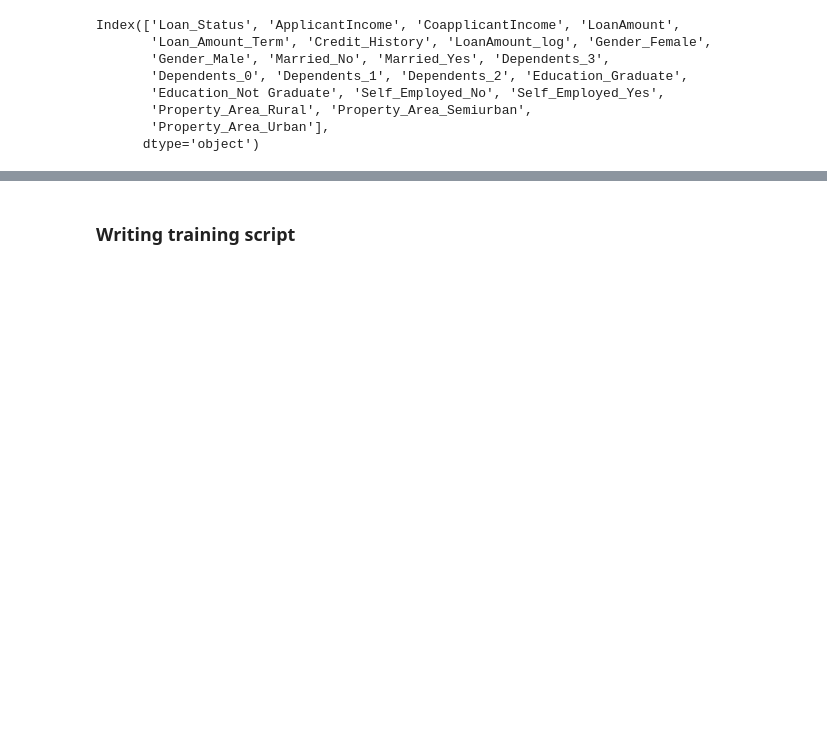
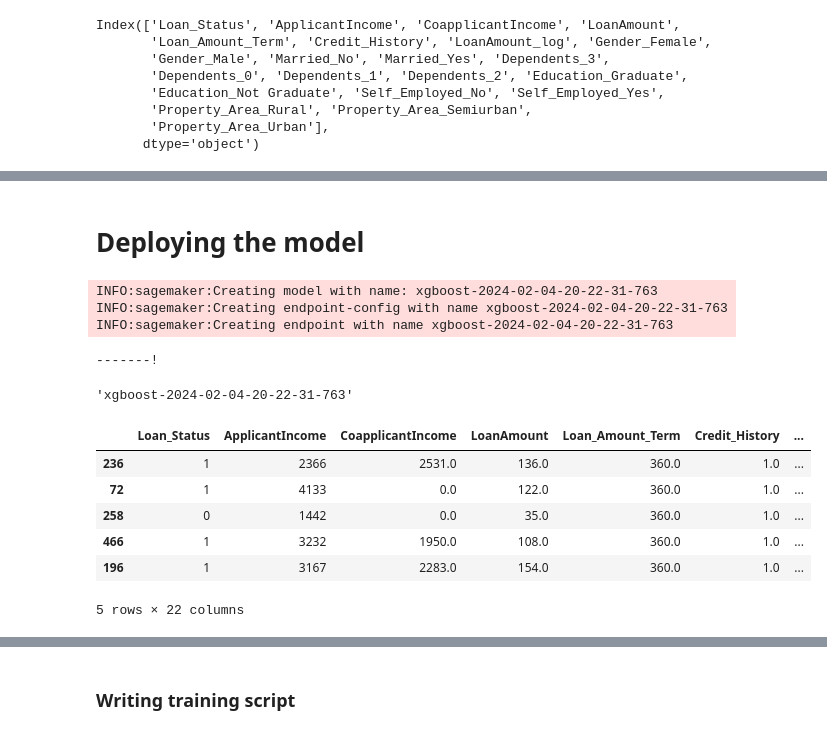
Before and after one commit to Trinadhj/Loan-Eligibility-Algorithm, a Jupyter notebook: AWS Sagemaker end-to-end deployment.ipynb, the cells around one changed output, grey strips where cells are left out. Drawn from its saved outputs; the diff is of its cells as text; code cells hidden in the pictures; blank space fills up the shorter version.

Commit message:
End-toend sagemaker deployment

```diff
--- a/AWS Sagemaker end-to-end deployment.ipynb
+++ b/AWS Sagemaker end-to-end deployment.ipynb
@@ -274,8 +264,20 @@ Billable seconds: 97
+# %% [markdown]
+# Deploying the model
 # %%
 from sagemaker.serializers import CSVSerializer
 
 xgb_predictor = xgb_model.deploy(
+    # endpoint_name= 'xgboost-2024-02-04-19-37-33-979',
     initial_instance_count=1,
-    instance_type='ml.x4.large',
-    serializer=CSVSerializer
+    instance_type='ml.t2.medium',
+    serializer=CSVSerializer()
 )
+# %% [output]
+INFO:sagemaker:Creating model with name: xgboost-2024-02-04-20-22-31-763
+INFO:sagemaker:Creating endpoint-config with name xgboost-2024-02-04-20-22-31-763
+INFO:sagemaker:Creating endpoint with name xgboost-2024-02-04-20-22-31-763
+-------!
+# %%
+xgb_predictor.endpoint_name
+# %% [output]
+'xgboost-2024-02-04-20-22-31-763'
@@ -281,0 +293,10 @@ xgb_predictor = xgb_model.deploy(
+# %%
+test.head()
+# %% [output]
+|  | Loan_Status | ApplicantIncome | CoapplicantIncome | LoanAmount | Loan_Amount_Term | Credit_History | ... |
+| 236 | 1 | 2366 | 2531.0 | 136.0 | 360.0 | 1.0 | ... |
+| 72 | 1 | 4133 | 0.0 | 122.0 | 360.0 | 1.0 | ... |
+| 258 | 0 | 1442 | 0.0 | 35.0 | 360.0 | 1.0 | ... |
+| 466 | 1 | 3232 | 1950.0 | 108.0 | 360.0 | 1.0 | ... |
+| 196 | 1 | 3167 | 2283.0 | 154.0 | 360.0 | 1.0 | ... |
+5 rows × 22 columns
```
Also changed, not shown: parts of 25 cells of this notebook.
